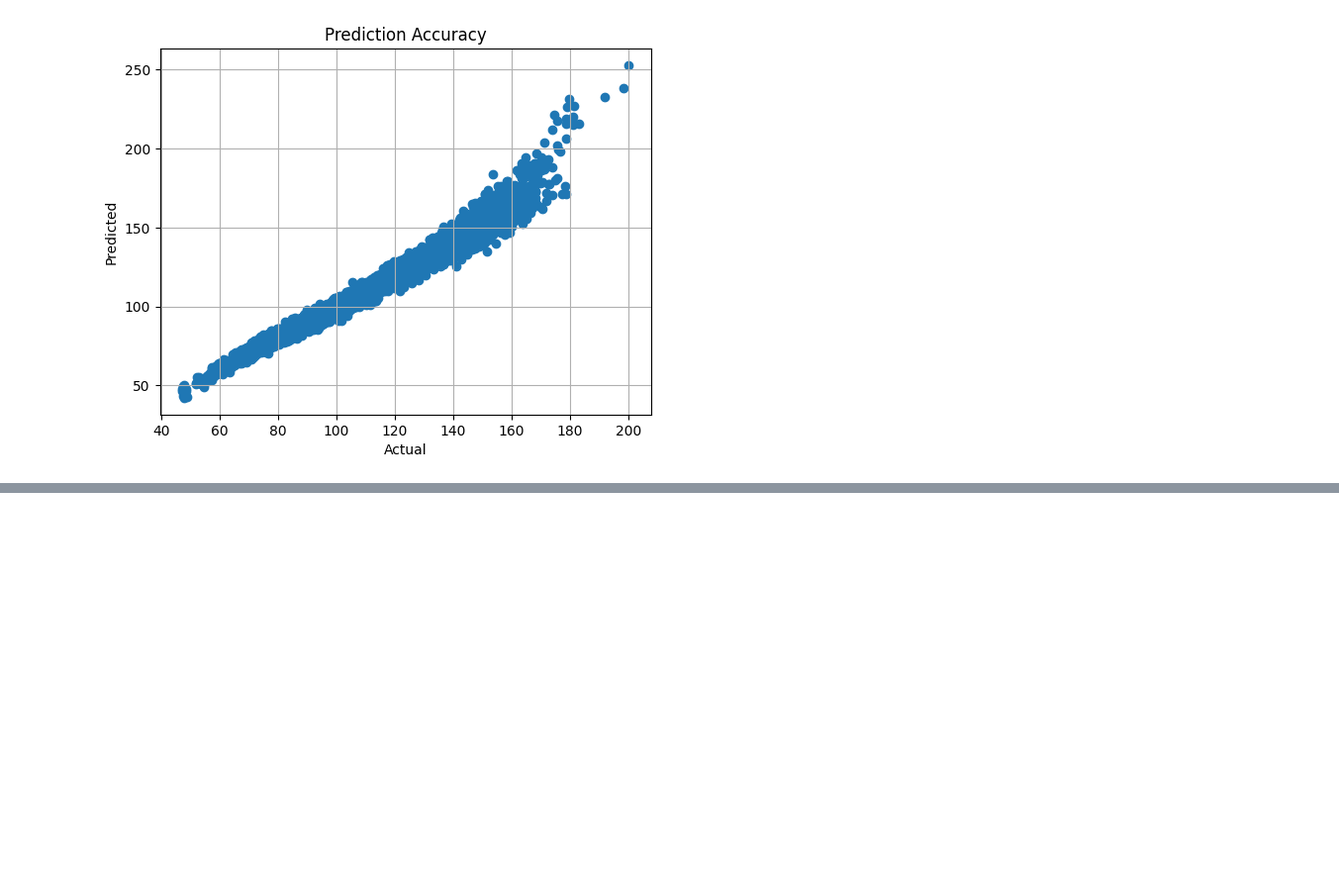
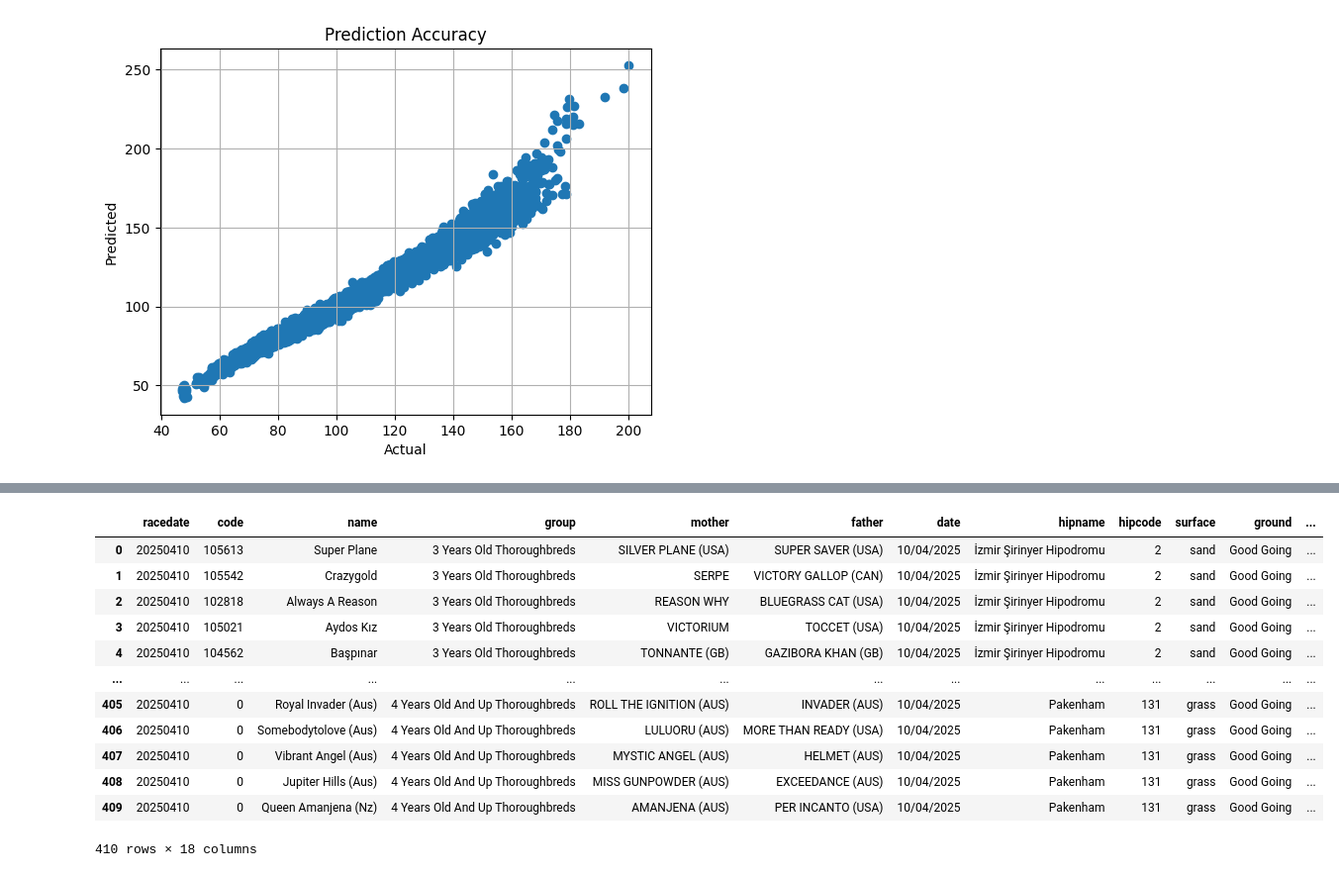
Before and after one commit to tanercc/python-colab, a Jupyter notebook: tjk_to_Predict_v2.ipynb, the cells around one changed output, grey strips where cells are left out. Shown: that part at 99% size. Saved outputs shown, nothing was run; the diff lists cells and outputs as text; code cells hidden in the pictures; blank space fills up the shorter version.

```diff
--- a/tjk_to_Predict_v2.ipynb
+++ b/tjk_to_Predict_v2.ipynb
@@ -284,3 +283,29 @@ plt.grid(True)
 # %% [output]
 673/673 ━━━━━━━━━━━━━━━━━━━━ 2s 3ms/step
 [figure]
+# %%
+query = "SELECT * FROM `tahminler` WHERE `racedate` = 20250410"
+try:
+    mydb = connection.connect(host="taner.web.tr", database = 'tanerweb_tjk',user="tanerweb_tjk", passwd="Ka9jVjRJRtRW",use_pure=True)
+    df = pd.read_sql(query,mydb)
+    mydb.close() #close the connection
+except Exception as e:
+    mydb.close()
+    print(str(e))
+
+df["predicted_time"] = ""
+
+# Fix numerics
+numeric_cols = ['weight', 'metre', 'time']
+for col in numeric_cols:
+    df[col] = pd.to_numeric(df[col].astype(str).str.replace(',', '').str.strip(), errors='coerce')
+df = df.dropna(subset=numeric_cols)
+
+# Categorical columns
+cat_cols = ['name', 'group', 'mother', 'father', 'surface', 'ground', 'jockey']
+num_cols = ['weight', 'metre']
+
+# Features and label
+pX = df[cat_cols + num_cols]
+
+df.head()
@@ -286,0 +319,13 @@ plt.grid(True)
+# %%
+# Load the model and preprocessor
+model_new = load_model("race_time_model-v2.keras")
+preprocessor_new = joblib.load("preprocessor-v2.pkl")
+
+# Transform and predict
+for index, row in pX.iterrows():
+    new_data = pd.DataFrame([row])
+    new_processed = preprocessor_new.transform(new_data)
+    predicted_time = model_new.predict(new_processed)
+    df.at[index, "predicted_time"] = round(predicted_time[0][0], 2)
+
+df.head()
@@ -286,0 +356,16 @@ plt.grid(True)
+# %%
+df
+# %% [output]
+|  | racedate | code | name | group | mother | father | date | hipname | hipcode | surface | ground | ... |
+| 0 | 20250410 | 105613 | Super Plane | 3 Years Old Thoroughbreds | SILVER PLANE (USA) | SUPER SAVER (USA) | 10/04/2025 | İzmir Şirinyer Hipodromu | 2 | sand | Good Going | ... |
+| 1 | 20250410 | 105542 | Crazygold | 3 Years Old Thoroughbreds | SERPE | VICTORY GALLOP (CAN) | 10/04/2025 | İzmir Şirinyer Hipodromu | 2 | sand | Good Going | ... |
+| 2 | 20250410 | 102818 | Always A Reason | 3 Years Old Thoroughbreds | REASON WHY | BLUEGRASS CAT (USA) | 10/04/2025 | İzmir Şirinyer Hipodromu | 2 | sand | Good Going | ... |
+| 3 | 20250410 | 105021 | Aydos Kız | 3 Years Old Thoroughbreds | VICTORIUM | TOCCET (USA) | 10/04/2025 | İzmir Şirinyer Hipodromu | 2 | sand | Good Going | ... |
+| 4 | 20250410 | 104562 | Başpınar | 3 Years Old Thoroughbreds | TONNANTE (GB) | GAZIBORA KHAN (GB) | 10/04/2025 | İzmir Şirinyer Hipodromu | 2 | sand | Good Going | ... |
+| ... | ... | ... | ... | ... | ... | ... | ... | ... | ... | ... | ... | ... |
+| 405 | 20250410 | 0 | Royal Invader (Aus) | 4 Years Old And Up Thoroughbreds | ROLL THE IGNITION (AUS) | INVADER (AUS) | 10/04/2025 | Pakenham | 131 | grass | Good Going | ... |
+| 406 | 20250410 | 0 | Somebodytolove (Aus) | 4 Years Old And Up Thoroughbreds | LULUORU (AUS) | MORE THAN READY (USA) | 10/04/2025 | Pakenham | 131 | grass | Good Going | ... |
+| 407 | 20250410 | 0 | Vibrant Angel (Aus) | 4 Years Old And Up Thoroughbreds | MYSTIC ANGEL (AUS) | HELMET (AUS) | 10/04/2025 | Pakenham | 131 | grass | Good Going | ... |
+| 408 | 20250410 | 0 | Jupiter Hills (Aus) | 4 Years Old And Up Thoroughbreds | MISS GUNPOWDER (AUS) | EXCEEDANCE (AUS) | 10/04/2025 | Pakenham | 131 | grass | Good Going | ... |
+| 409 | 20250410 | 0 | Queen Amanjena (Nz) | 4 Years Old And Up Thoroughbreds | AMANJENA (AUS) | PER INCANTO (USA) | 10/04/2025 | Pakenham | 131 | grass | Good Going | ... |
+410 rows × 18 columns
```
Also changed, not shown: parts of 3 cells of this notebook.
